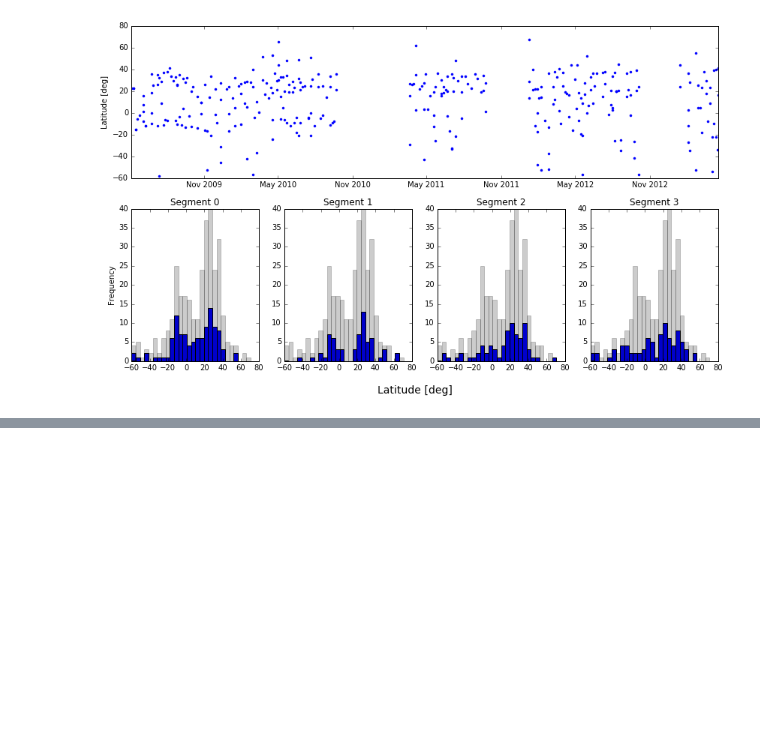
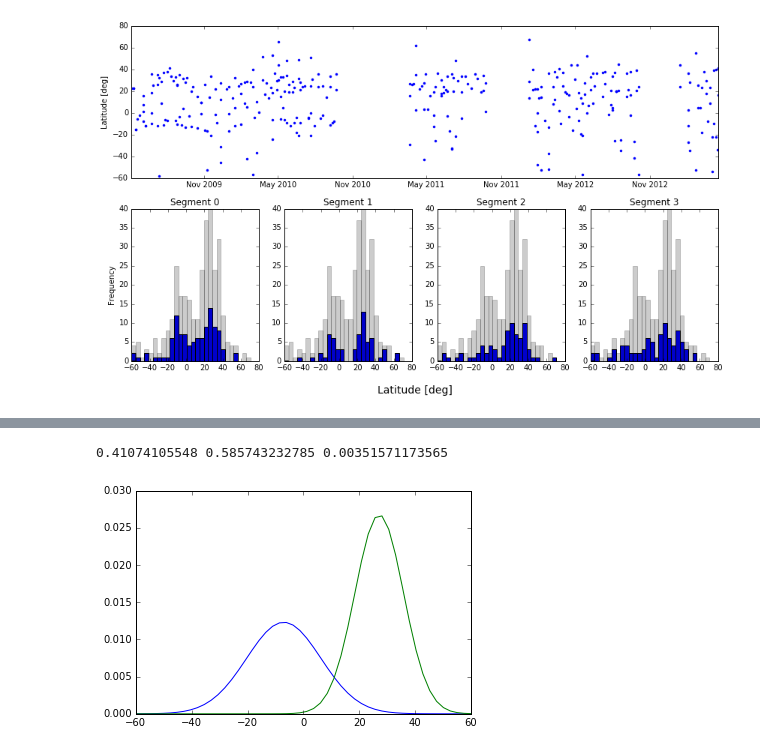
Before and after one commit to bmorris3/friedrich, a Jupyter notebook: hat11_is_90/latitude_distribution.ipynb, the cells around one changed output, grey strips where cells are left out. Saved outputs shown, nothing was run; the diff lists cells and outputs as text; code cells hidden in the pictures; blank space fills up the shorter version.

```diff
--- a/hat11_is_90/latitude_distribution.ipynb
+++ b/hat11_is_90/latitude_distribution.ipynb
@@ -341,13 +227,0 @@ samples = sampler.run_mcmc(pos, 6000)
-# %%
-burnin = 5000
-samples = sampler.chain[:, burnin:, :].reshape((-1, ndim))
-
-bestp = np.median(samples, axis=0)
-
-plt.hist(np.degrees(all_lats[all_BICs > 10]), 30, normed=True)
-test_lats = np.linspace(-60, 60)
-plt.plot(test_lats, model(initp, test_lats))
-plt.plot(test_lats, model(bestp, test_lats))
-print(bestp)
-print('initial likelihood: {0}'.format(lnlikelihood_sum_gaussians(initp, significant_latitudes)))
-print('final likelihood: {0}'.format(lnlikelihood_sum_gaussians(bestp, significant_latitudes)))
@@ -417,0 +235,11 @@ ax.set_ylabel('$p(x)$')
+# %%
+
+components = np.array([gaussian(test_lats, bestp[1], bestp[2], bestp[0]),
+                       gaussian(test_lats, bestp[4], bestp[5], bestp[3]),
+                       cosine(test_lats, (bestp[1] + bestp[4])/2, 1-bestp[0]-bestp[3])]).T
+print(bestp[0], bestp[3], 1-bestp[0]-bestp[3])
+plt.plot(test_lats, components)
+plt.show()
+# %% [output]
+0.41074105548 0.585743232785 0.00351571173565
+[figure, added]
```
Also changed, not shown: parts of 26 cells of this notebook.
